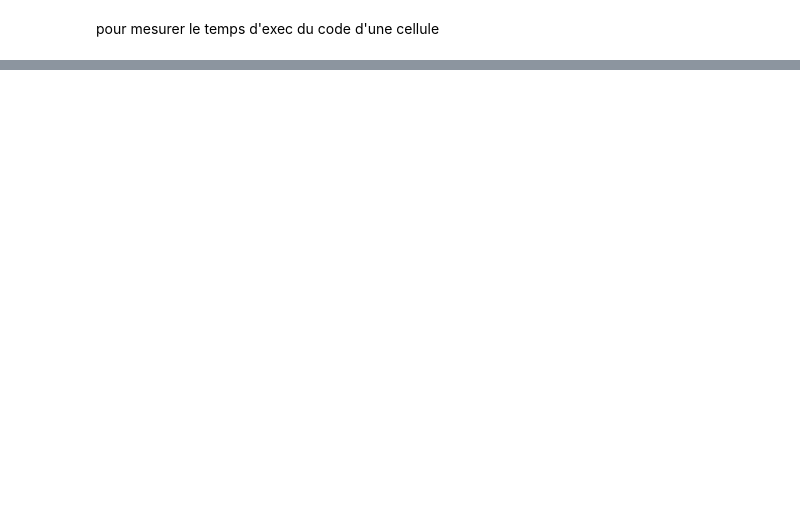
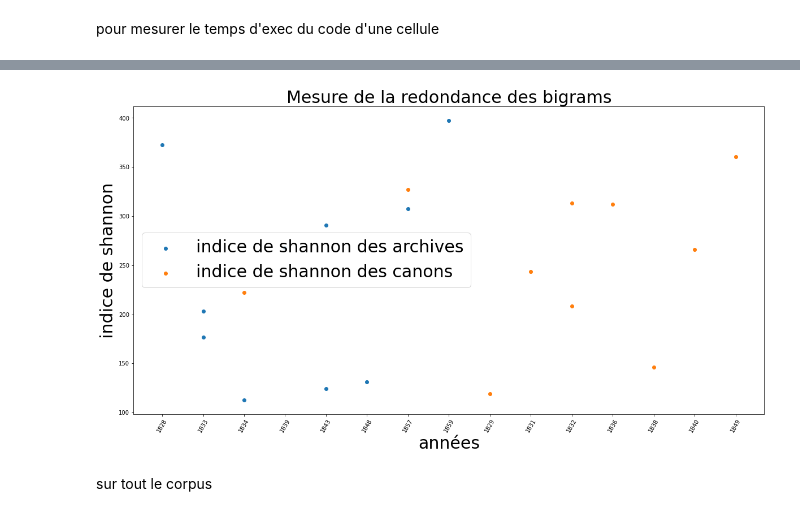
Before and after one commit to crazyjeannot/canons, a Jupyter notebook: ngram_redundancy.ipynb, the cells around one changed output, grey strips where cells are left out. Cells and saved outputs as stored; diff of their text form; code cells hidden in the pictures; blank space fills up the shorter version.

Commit message:
shannon measure with bi-grams

```diff
--- a/ngram_redundancy.ipynb
+++ b/ngram_redundancy.ipynb
@@ -130,0 +164,33 @@ print clean_text
+# %%
+def shannon_diversity(list_bigram):
+    # initialisation de l'indice de shannon
+    shannon_sum = 0
+    dict_conteur = Counter(list_bigram)
+    # on recupere la proportion pi de chaque bigram par rapport à tous les autres bigrams
+    for bigram in list_bigram: # set(list_bigram) pour éviter les doublons mais on mesure la redondance donc non ?
+        prop = dict_conteur[bigram]/len(list_bigram)
+        # on met à jour l'indice de shannon
+        shannon_courant = prop * (math.log(prop, 2))
+        shannon_sum += shannon_courant
+    return shannon_sum * -1
+# %%
+canon = False
+annee_canon = []
+annee_archive = []
+shannon_canon = []
+shannon_archive = []
+for doc in glob('corpus_test/*.xml'):
+    doc_name = path.splitext(path.basename(doc))[0]
+    date = doc_name.split("_")[0]
+    print(doc_name)
+    # execution des fonctions
+    list_lemma, canon = lemmatize(doc)
+    list_bigram = bigrammize(list_lemma)
+    indice_shannon = shannon_diversity(list_bigram)
+    print(indice_shannon)
+    if canon:
+        shannon_canon.append(indice_shannon)
+        annee_canon.append(date)
+    else:
+        shannon_archive.append(indice_shannon)
+        annee_archive.append(date)
@@ -130,0 +215,15 @@ print clean_text
+# %%
+plt.figure(figsize=(20,10))
+plt.scatter(annee_archive, shannon_archive, label = 'indice de shannon des archives')
+plt.scatter(annee_canon, shannon_canon, label = 'indice de shannon des canons')
+plt.ylabel('indice de shannon', fontsize=30)
+plt.xlabel('années', fontsize=30)
+plt.xticks(rotation=60)
+
+plt.title('Mesure de la redondance des bigrams', fontsize=30)
+plt.legend(prop={'size': 30})
+plt.show()
+# %% [output]
+[figure, added]
+# %% [markdown]
+sur tout le corpus
```
Also changed, not shown: parts of 24 cells of this notebook.
